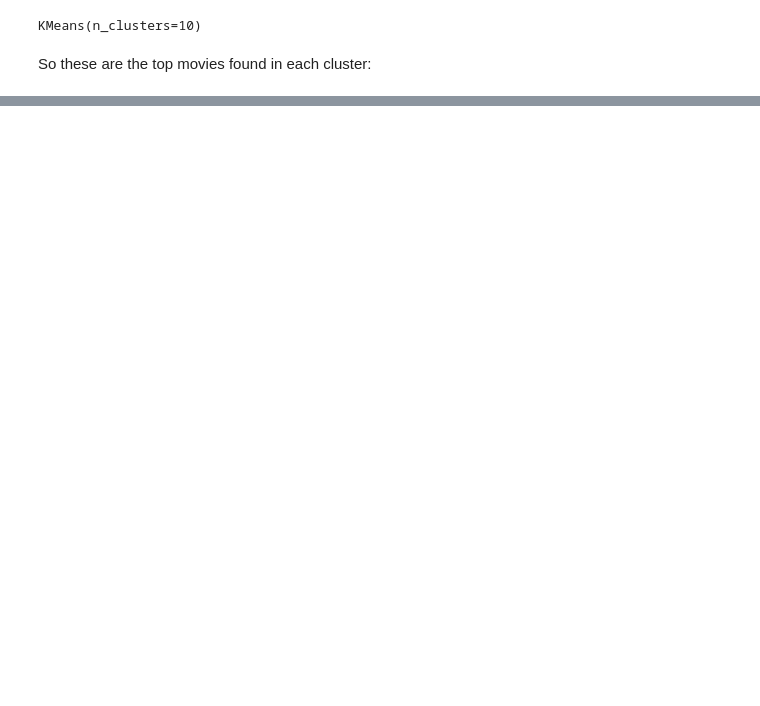
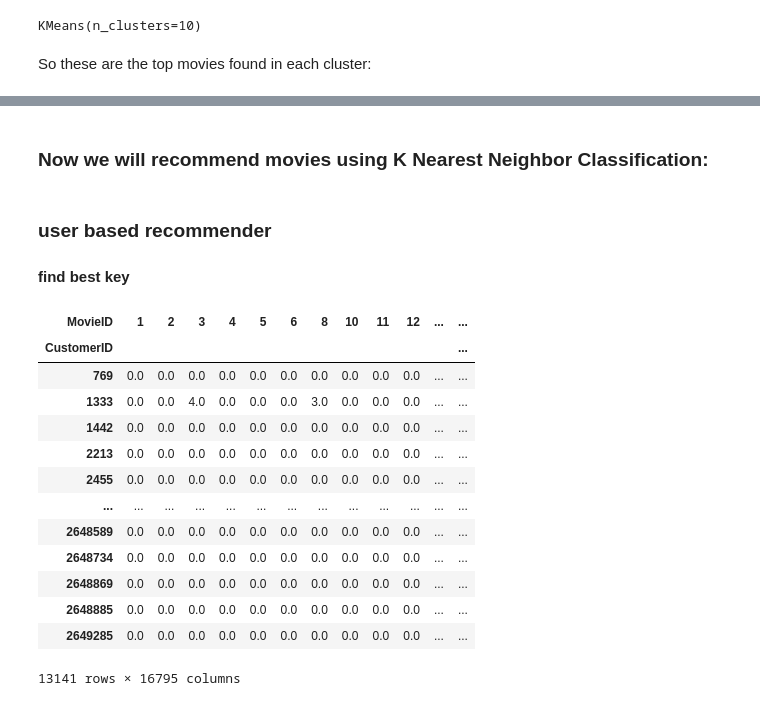
Before and after one commit to ericvistnes/FinalProject, a Jupyter notebook: Final.ipynb, the cells around one changed output, grey strips where cells are left out. Drawn from its saved outputs; the diff is of its cells as text; code cells hidden in the pictures; blank space fills up the shorter version.

```diff
--- a/Final.ipynb
+++ b/Final.ipynb
@@ -177,0 +329,5 @@ Memento 4.148732008224814
+# %% [markdown]
+### Now we will recommend movies using K Nearest Neighbor Classification:
+# %% [markdown]
+### user based recommender
+#### find best key
@@ -177,0 +343,20 @@ Memento 4.148732008224814
+# %%
+df = pd.read_pickle('cleanedMovie.pkl')
+# %%
+user_movie_df = df.pivot(index='CustomerID',columns ='MovieID' ,values='Rating').fillna(0)
+user_movie_df
+# %% [output]
+| MovieID | 1 | 2 | 3 | 4 | 5 | 6 | 8 | 10 | 11 | 12 | ... | ... |
+| CustomerID |  |  |  |  |  |  |  |  |  |  |  | ... |
+| 769 | 0.0 | 0.0 | 0.0 | 0.0 | 0.0 | 0.0 | 0.0 | 0.0 | 0.0 | 0.0 | ... | ... |
+| 1333 | 0.0 | 0.0 | 4.0 | 0.0 | 0.0 | 0.0 | 3.0 | 0.0 | 0.0 | 0.0 | ... | ... |
+| 1442 | 0.0 | 0.0 | 0.0 | 0.0 | 0.0 | 0.0 | 0.0 | 0.0 | 0.0 | 0.0 | ... | ... |
+| 2213 | 0.0 | 0.0 | 0.0 | 0.0 | 0.0 | 0.0 | 0.0 | 0.0 | 0.0 | 0.0 | ... | ... |
+| 2455 | 0.0 | 0.0 | 0.0 | 0.0 | 0.0 | 0.0 | 0.0 | 0.0 | 0.0 | 0.0 | ... | ... |
+| ... | ... | ... | ... | ... | ... | ... | ... | ... | ... | ... | ... | ... |
+| 2648589 | 0.0 | 0.0 | 0.0 | 0.0 | 0.0 | 0.0 | 0.0 | 0.0 | 0.0 | 0.0 | ... | ... |
+| 2648734 | 0.0 | 0.0 | 0.0 | 0.0 | 0.0 | 0.0 | 0.0 | 0.0 | 0.0 | 0.0 | ... | ... |
+| 2648869 | 0.0 | 0.0 | 0.0 | 0.0 | 0.0 | 0.0 | 0.0 | 0.0 | 0.0 | 0.0 | ... | ... |
+| 2648885 | 0.0 | 0.0 | 0.0 | 0.0 | 0.0 | 0.0 | 0.0 | 0.0 | 0.0 | 0.0 | ... | ... |
+| 2649285 | 0.0 | 0.0 | 0.0 | 0.0 | 0.0 | 0.0 | 0.0 | 0.0 | 0.0 | 0.0 | ... | ... |
+13141 rows × 16795 columns
```
Also changed, not shown: parts of 71 cells of this notebook.
